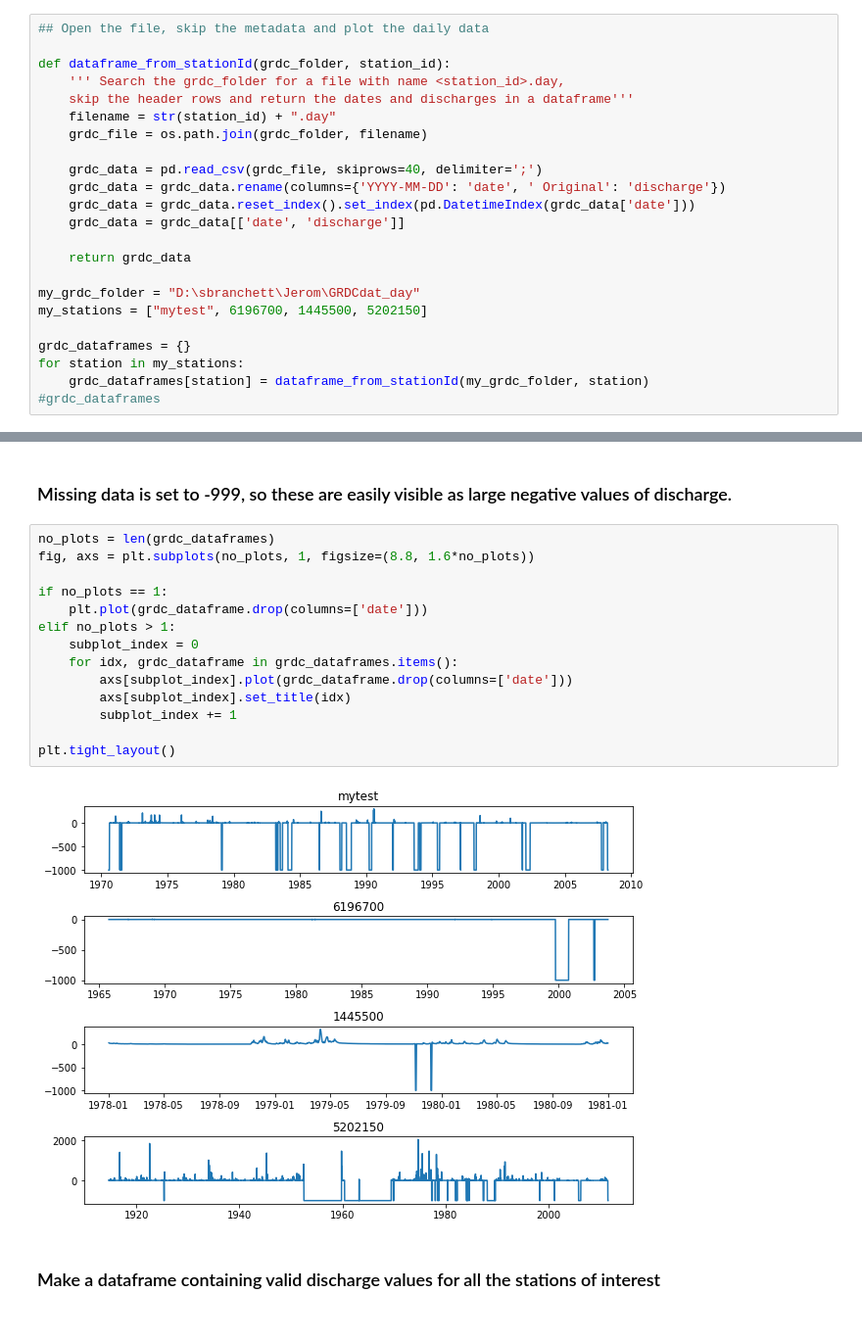
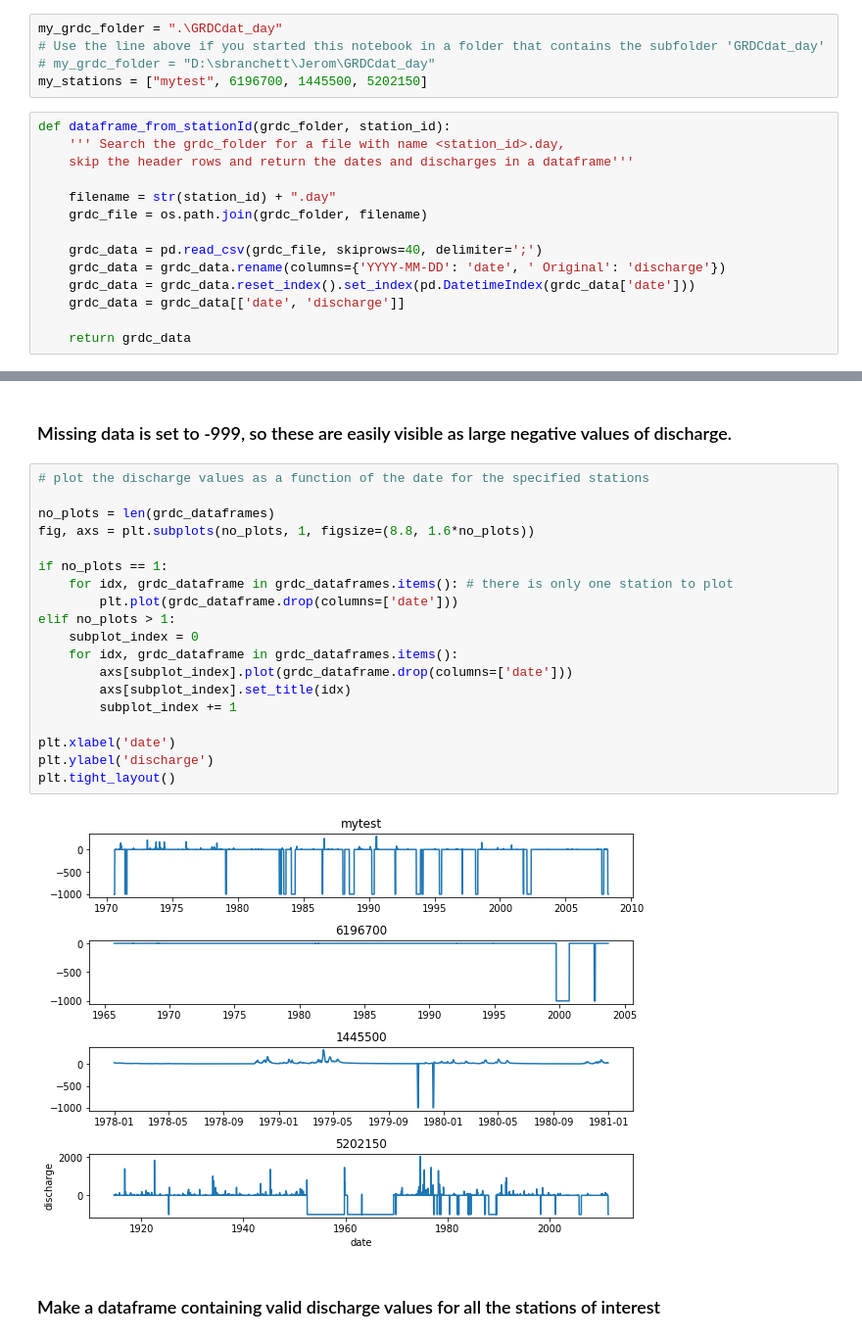
Before and after one commit to eWaterCycle/hydro-analyses, a Jupyter notebook: grdc_explore/grdc_explore.ipynb, the cells around one changed output, grey strips where cells are left out. Shown at 98% size. Saved outputs shown, nothing was run; the diff lists cells and outputs as text.

```diff
--- a/grdc_explore/grdc_explore.ipynb
+++ b/grdc_explore/grdc_explore.ipynb
@@ -14,9 +17,13 @@ pd.set_option('display.width', 1000) # give print extra width to print more colu
+# %%
+my_grdc_folder = ".\GRDCdat_day"
+# Use the line above if you started this notebook in a folder that contains the subfolder 'GRDCdat_day'
+# my_grdc_folder = "D:\sbranchett\Jerom\GRDCdat_day"
+my_stations = ["mytest", 6196700, 1445500, 5202150]
 # %%
-## Open the file, skip the metadata and plot the daily data
-
 def dataframe_from_stationId(grdc_folder, station_id):
     ''' Search the grdc_folder for a file with name <station_id>.day,
     skip the header rows and return the dates and discharges in a dataframe'''
+
     filename = str(station_id) + ".day"
     grdc_file = os.path.join(grdc_folder, filename)
 
@@ -26,11 +33,3 @@ def dataframe_from_stationId(grdc_folder, station_id):
     grdc_data = grdc_data[['date', 'discharge']]
 
     return grdc_data
-
-my_grdc_folder = "D:\sbranchett\Jerom\GRDCdat_day"
-my_stations = ["mytest", 6196700, 1445500, 5202150]
-
-grdc_dataframes = {}
-for station in my_stations:
-    grdc_dataframes[station] = dataframe_from_stationId(my_grdc_folder, station)
-#grdc_dataframes
@@ -37,21 +41,26 @@ for station in my_stations:
 # %% [markdown]
 ### Missing data is set to -999, so these are easily visible as large negative values of discharge.
 # %%
+# plot the discharge values as a function of the date for the specified stations
+
 no_plots = len(grdc_dataframes)
 fig, axs = plt.subplots(no_plots, 1, figsize=(8.8, 1.6*no_plots))
 
 if no_plots == 1:
-    plt.plot(grdc_dataframe.drop(columns=['date']))
+    for idx, grdc_dataframe in grdc_dataframes.items(): # there is only one station to plot
+        plt.plot(grdc_dataframe.drop(columns=['date']))
 elif no_plots > 1:
     subplot_index = 0
     for idx, grdc_dataframe in grdc_dataframes.items():
         axs[subplot_index].plot(grdc_dataframe.drop(columns=['date']))
         axs[subplot_index].set_title(idx)
         subplot_index += 1
 
+plt.xlabel('date')
+plt.ylabel('discharge')
 plt.tight_layout()
 # %% [output]
-[figure, old version]
+[figure, new version]
 # %% [markdown]
 ### Make a dataframe containing valid discharge values for all the stations of interest
 # %%
```
Also changed, not shown: parts of 31 cells of this notebook.
